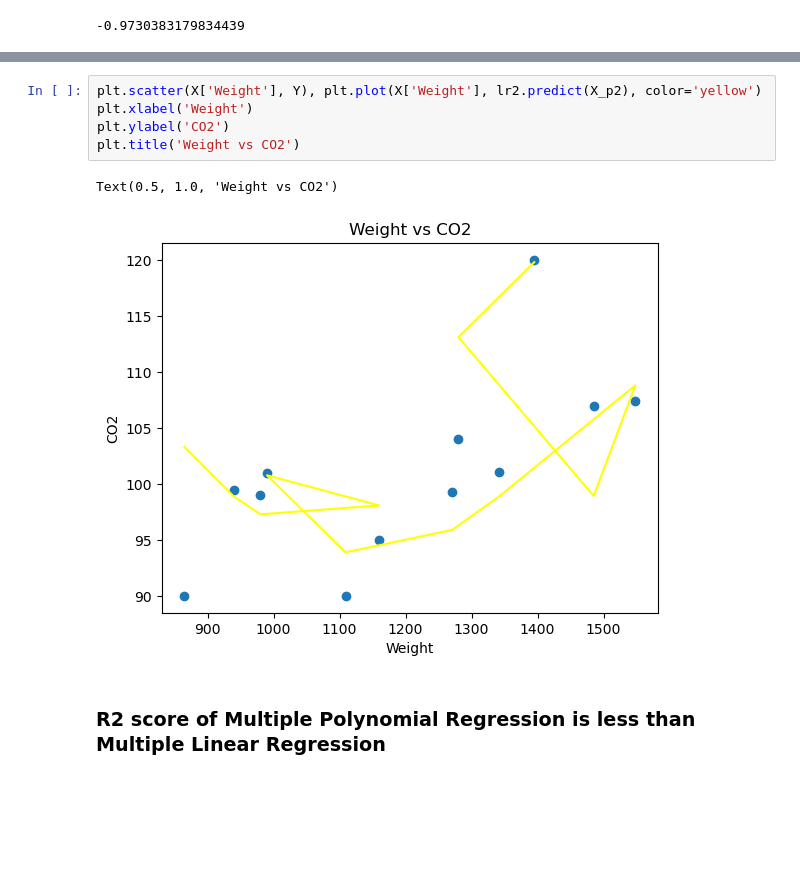
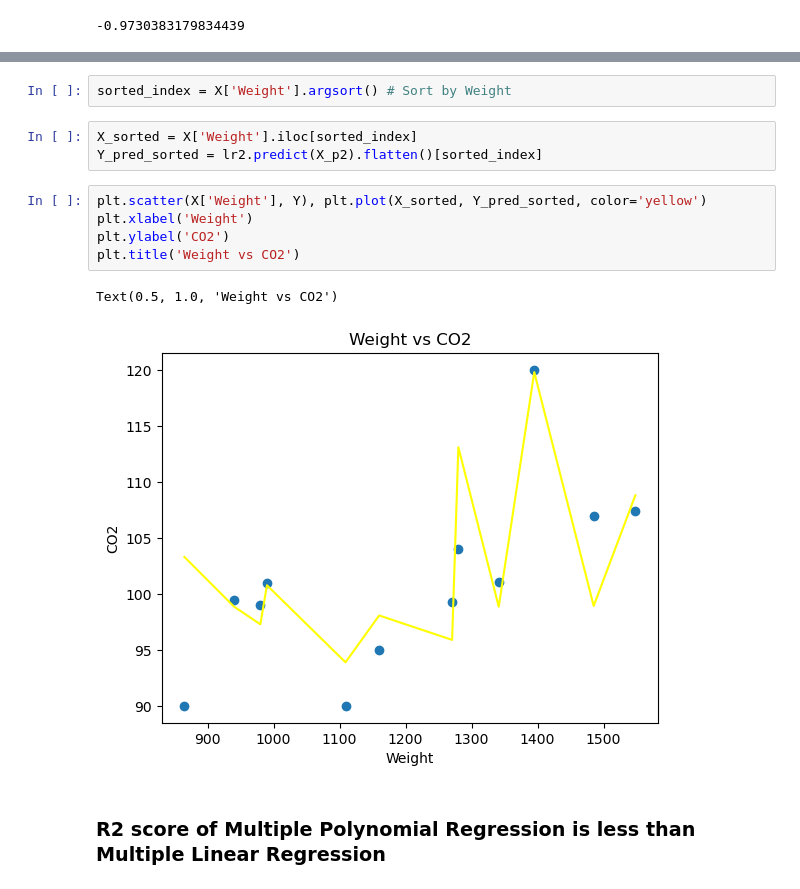
Before and after one commit to PratikG091202/Learning-Regression, a Jupyter notebook: Linear Regression problem 1.ipynb, the cells around one changed output, grey strips where cells are left out. Saved outputs shown, nothing was run; the diff lists cells and outputs as text; blank space fills up the shorter version.

Commit message:
Add files via upload
Improved regression visualization by sorting input features and updated README with insights

```diff
--- a/Linear Regression problem 1.ipynb
+++ b/Linear Regression problem 1.ipynb
@@ -308,14 +323,19 @@ plt.title('Volume vs CO2')
 # %% [output]
 Text(0.5, 1.0, 'Volume vs CO2')
 [figure]
+# %%
+sorted_index = X['Weight'].argsort() # Sort by Weight
+# %%
+X_sorted = X['Weight'].iloc[sorted_index]
+Y_pred_sorted = lr2.predict(X_p2).flatten()[sorted_index]
 # %%
-plt.scatter(X['Weight'], Y), plt.plot(X['Weight'], lr2.predict(X_p2), color='yellow')
+plt.scatter(X['Weight'], Y), plt.plot(X_sorted, Y_pred_sorted, color='yellow')
 plt.xlabel('Weight')
 plt.ylabel('CO2')
 plt.title('Weight vs CO2')
 # %% [output]
 Text(0.5, 1.0, 'Weight vs CO2')
-[figure, old version]
+[figure, new version]
 # %% [markdown]
 ### R2 score of Multiple Polynomial Regression is less than Multiple Linear Regression
 # %% [markdown]
```
Also changed, not shown: parts of 9 cells of this notebook.
